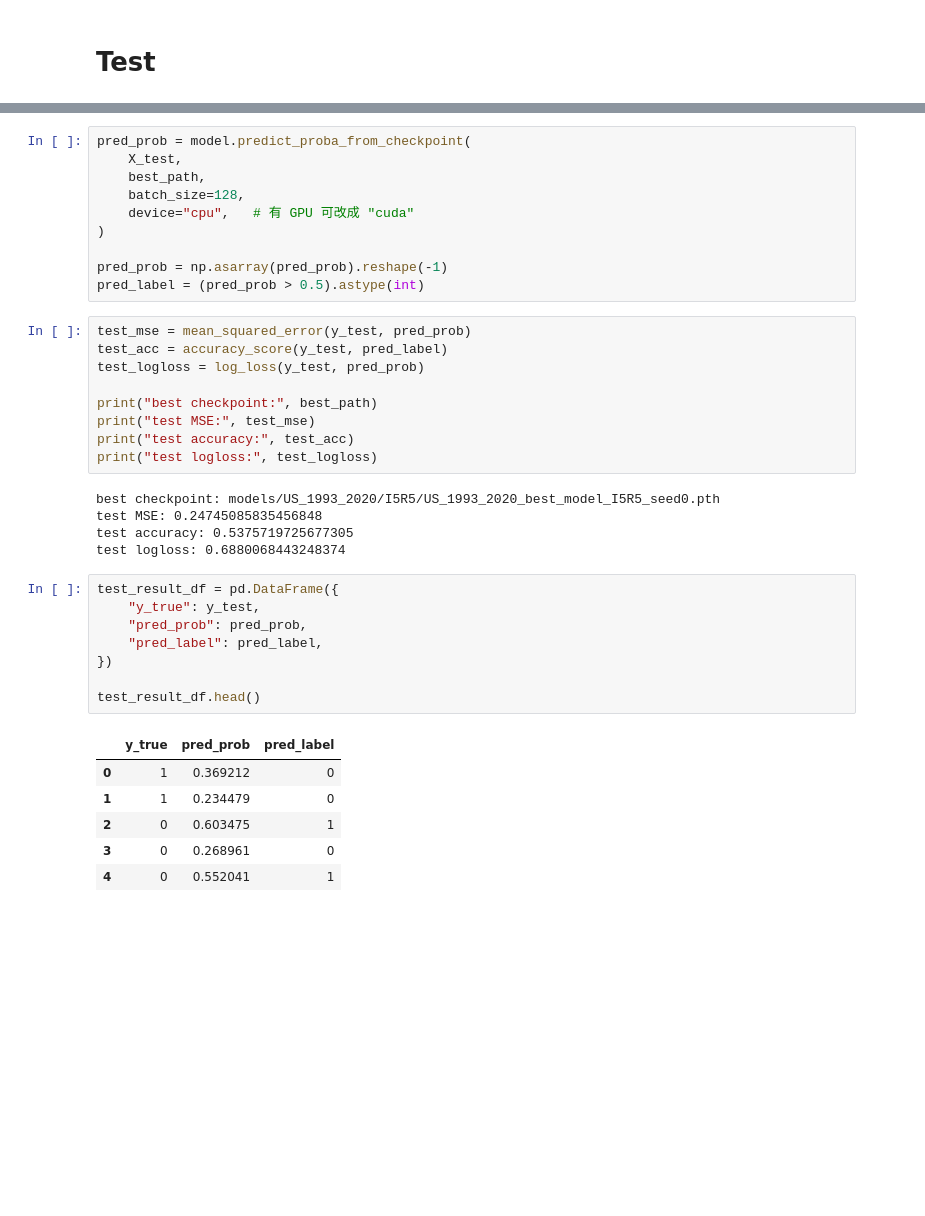
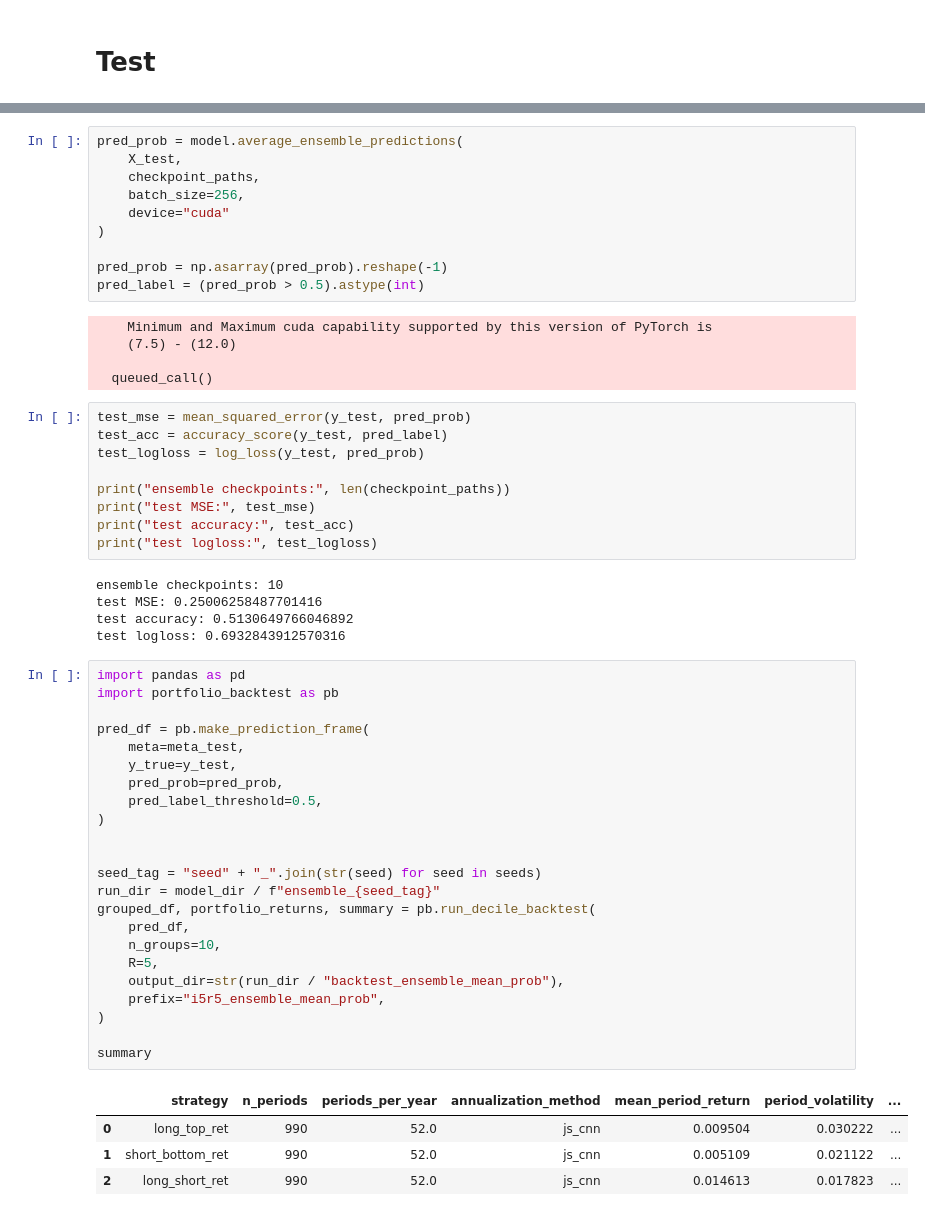
Before and after one commit to zhe1357/Reimage_price_trends, a Jupyter notebook: crsp_data.ipynb, the cells around one changed output, grey strips where cells are left out. Cells and saved outputs as stored; diff of their text form; blank space fills up the shorter version.

```diff
--- a/crsp_data.ipynb
+++ b/crsp_data.ipynb
@@ -236,39 +239,57 @@ models/US_1993_2020/I5R5/US_1993_2020_best_model_I5R5_seed0.pth
 # %%
-pred_prob = model.predict_proba_from_checkpoint(
+pred_prob = model.average_ensemble_predictions(
     X_test,
-    best_path,
-    batch_size=128,
-    device="cpu",   # 有 GPU 可改成 "cuda"
+    checkpoint_paths,
+    batch_size=256,
+    device="cuda"
 )
 
 pred_prob = np.asarray(pred_prob).reshape(-1)
 pred_label = (pred_prob > 0.5).astype(int)
+# %% [output]
+    Minimum and Maximum cuda capability supported by this version of PyTorch is
+    (7.5) - (12.0)
+
+  queued_call()
 # %%
 test_mse = mean_squared_error(y_test, pred_prob)
 test_acc = accuracy_score(y_test, pred_label)
 test_logloss = log_loss(y_test, pred_prob)
 
-print("best checkpoint:", best_path)
+print("ensemble checkpoints:", len(checkpoint_paths))
 print("test MSE:", test_mse)
 print("test accuracy:", test_acc)
 print("test logloss:", test_logloss)
 # %% [output]
-best checkpoint: models/US_1993_2020/I5R5/US_1993_2020_best_model_I5R5_seed0.pth
-test MSE: 0.24745085835456848
-test accuracy: 0.5375719725677305
-test logloss: 0.6880068443248374
+ensemble checkpoints: 10
+test MSE: 0.25006258487701416
+test accuracy: 0.5130649766046892
+test logloss: 0.6932843912570316
 # %%
-test_result_df = pd.DataFrame({
-    "y_true": y_test,
-    "pred_prob": pred_prob,
-    "pred_label": pred_label,
-})
+import pandas as pd
+import portfolio_backtest as pb
 
-test_result_df.head()
+pred_df = pb.make_prediction_frame(
+    meta=meta_test,
+    y_true=y_test,
+    pred_prob=pred_prob,
+    pred_label_threshold=0.5,
+)
+
+
+seed_tag = "seed" + "_".join(str(seed) for seed in seeds)
+run_dir = model_dir / f"ensemble_{seed_tag}"
+grouped_df, portfolio_returns, summary = pb.run_decile_backtest(
+    pred_df,
+    n_groups=10,
+    R=5,
+    output_dir=str(run_dir / "backtest_ensemble_mean_prob"),
+    prefix="i5r5_ensemble_mean_prob",
+)
+
+summary
 # %% [output]
-|  | y_true | pred_prob | pred_label |
-| 0 | 1 | 0.369212 | 0 |
-| 1 | 1 | 0.234479 | 0 |
-| 2 | 0 | 0.603475 | 1 |
-| 3 | 0 | 0.268961 | 0 |
-| 4 | 0 | 0.552041 | 1 |
+|  | strategy | n_periods | periods_per_year | annualization_method | mean_period_return | period_volatility | ... |
+| 0 | long_top_ret | 990 | 52.0 | js_cnn | 0.009504 | 0.030222 | ... |
+| 1 | short_bottom_ret | 990 | 52.0 | js_cnn | 0.005109 | 0.021122 | ... |
+| 2 | long_short_ret | 990 | 52.0 | js_cnn | 0.014613 | 0.017823 | ... |
```
Also changed, not shown: parts of 9 cells of this notebook, 4 other files.
